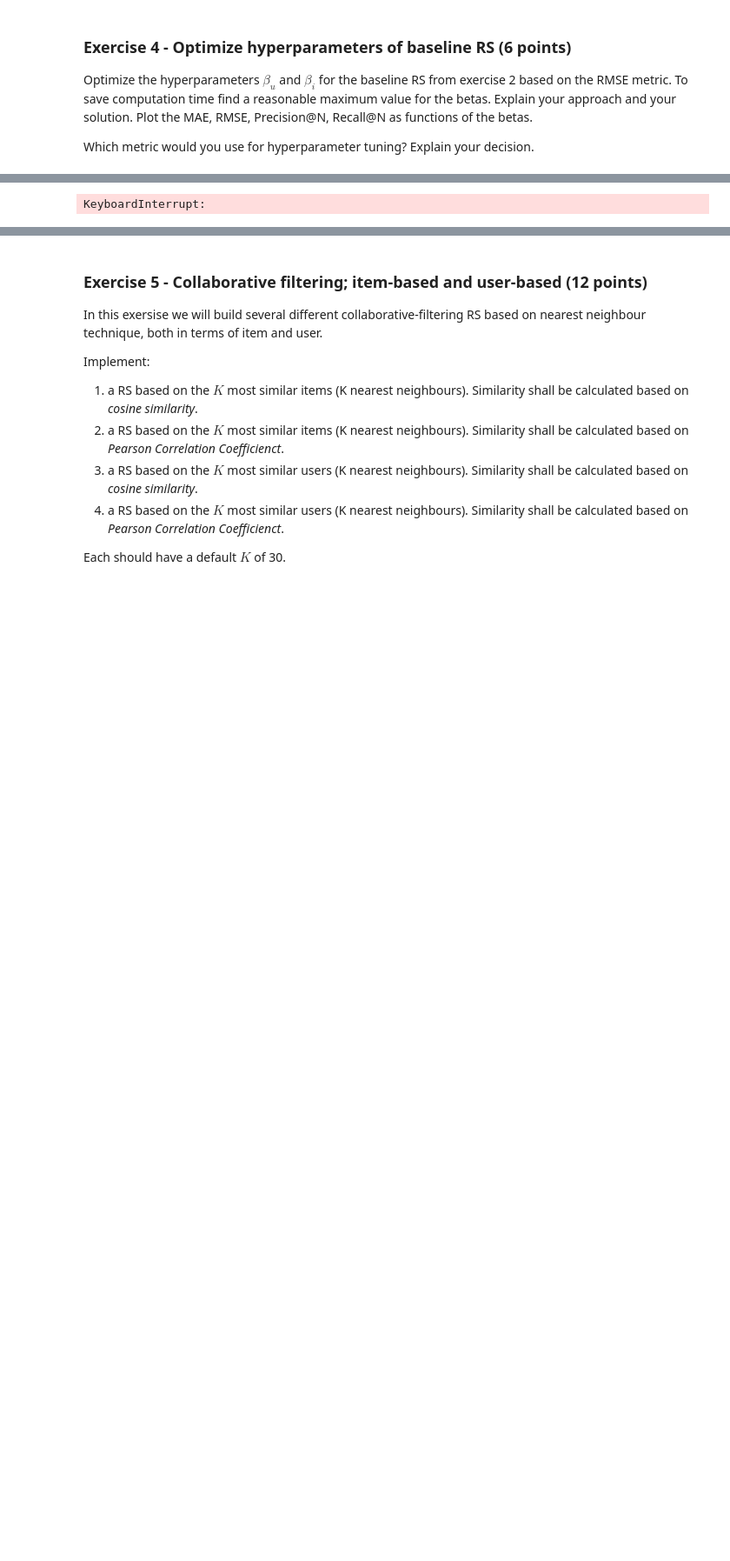
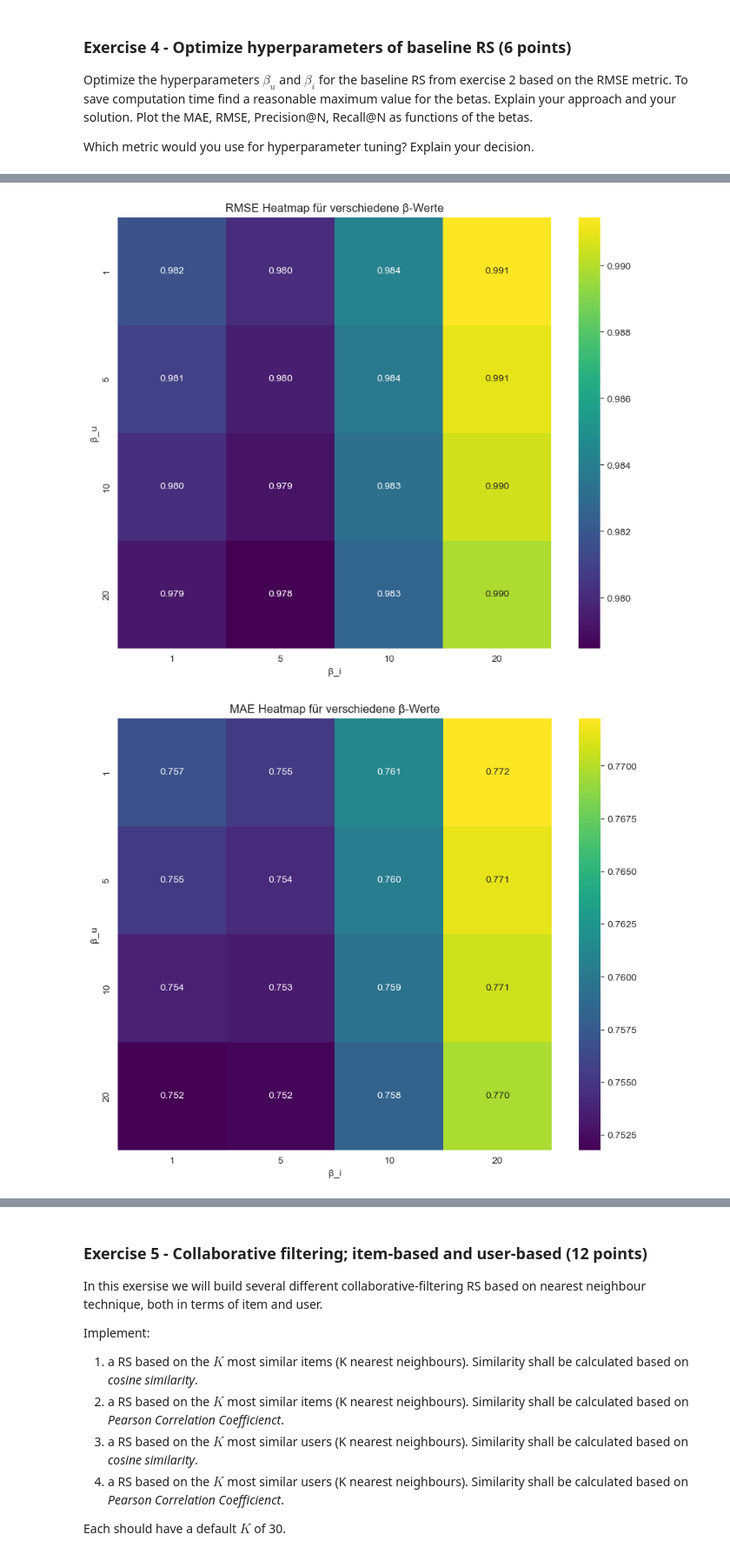
Before and after one commit to Tschoppsilas/RSY, a Jupyter notebook: RSY_MiniChallenge_FS25.ipynb, the cells around one changed output, grey strips where cells are left out. Shown at 87% size. Cells and saved outputs as stored; diff of their text form; code cells hidden in the pictures; blank space fills up the shorter version.

```diff
--- a/RSY_MiniChallenge_FS25.ipynb
+++ b/RSY_MiniChallenge_FS25.ipynb
@@ -865,8 +904,9 @@ def compute_rmse(mu, b_u, b_i, test_df):
     return np.sqrt(mean_squared_error(actuals, preds))
 # %%
 import time
+from collections import defaultdict
 #Grob testen der Betas
-beta_values = [0.1, 1, 5, 10, 20]
+beta_values = [1, 5, 10, 20]
 rmse_list = []
 mae_values = []
 precision_values = []
@@ -876,7 +916,7 @@ for beta_u in beta_values:
     for beta_i in beta_values:
         start_time = time.time()
 
-        # Iteration auf 5 gesetzt, um einen Trend zu sehen
+        # Iteration auf 3 gesetzt, um einen Trend zu sehen
         mu, b_u, b_i = calculate_biases(train_set_1, beta_u=beta_u, beta_i=beta_i, iteration=3)
 
         end_time = time.time()
@@ -889,9 +929,24 @@ for beta_u in beta_values:
         true_ratings = validate_masked_1["rating"].values
         mae = mean_absolute_error(true_ratings, predictions)
 
+        #Vorbereitung für Precision/Recall
+        user_preds = defaultdict(list)
+        user_truths = defaultdict(list)
+
+        for u, i, true_r, pred_r in zip(
+            validate_masked_1["userId"],
+            validate_masked_1["movieId"],
+            validate_masked_1["rating"],
+            predictions
+        ):
+            user_preds[u].append((i, pred_r))
+            user_truths[u].append((i, true_r))
+
+        precision, recall = precision_recall_at_n(user_preds, user_truths, N=15, threshold=4.0)
+
         # Precision@N und Recall@N berechnen (falls relevant_items definiert ist)
-        precision = precision_at_n(list(zip(validate_masked_1["movieId"], predictions)), relevant_items=validate_masked_1[["movieId", "rating"]].values)
-        recall = recall_at_n(list(zip(validate_masked_1["movieId"], predictions)), relevant_items=validate_masked_1[["movieId", "rating"]].values)
+        #precision = precision_at_n(list(zip(validate_masked_1["movieId"], predictions)), relevant_items=validate_masked_1[["movieId", "rating"]].values)
+        #recall = recall_at_n(list(zip(validate_masked_1["movieId"], predictions)), relevant_items=validate_masked_1[["movieId", "rating"]].values)
 
         # Speichern der Ergebnisse
         rmse_list.append((beta_u, beta_i, rmse))
@@ -947 +1017,2 @@ plt.show()
-KeyboardInterrupt:
+[figure, added]
+[figure, added]
```
Also changed, not shown: parts of 12 cells of this notebook.
